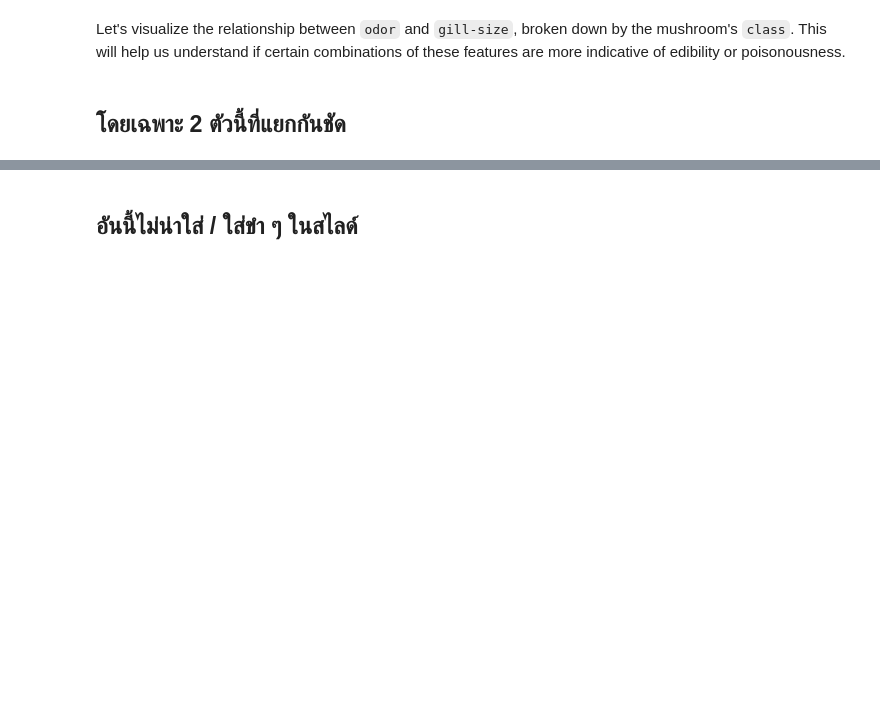
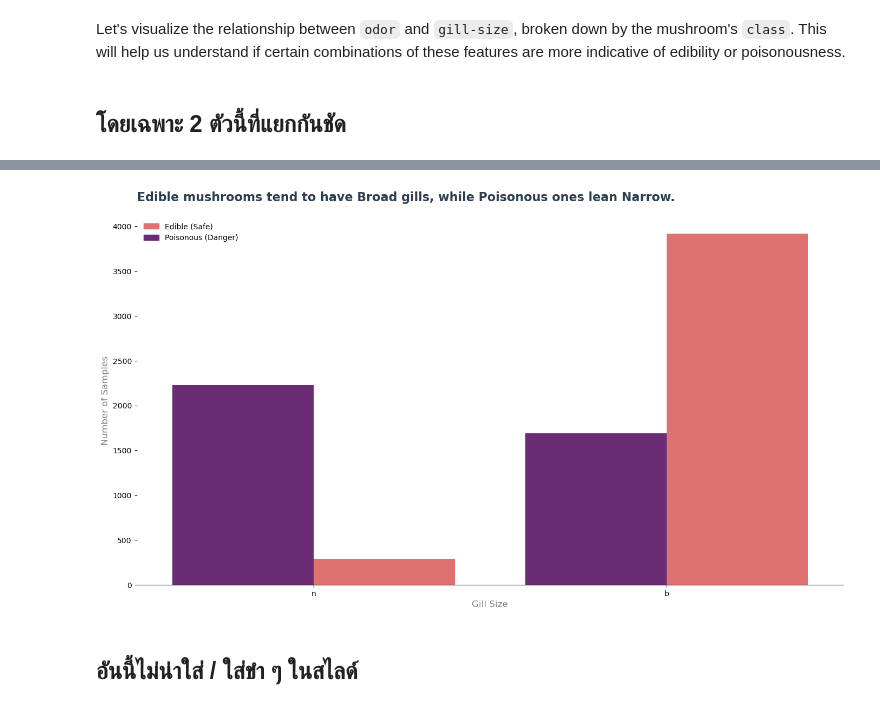
Before and after one commit to Elite1N/ml-playground, a Jupyter notebook: MushroomClassification.ipynb, the cells around one changed output, grey strips where cells are left out. Cells and saved outputs as stored; diff of their text form; code cells hidden in the pictures; blank space fills up the shorter version.

```diff
--- a/MushroomClassification.ipynb
+++ b/MushroomClassification.ipynb
@@ -445,3 +518,23 @@ plt.show()
+# %%
+plt.figure(figsize=(14, 8))
+
+ax = sns.countplot(data=mushroom, x='gill-size', hue='class', palette='magma')
+sns.despine(left=True)
+plt.title('Edible mushrooms tend to have Broad gills, while Poisonous ones lean Narrow.',
+          fontsize=16, fontweight='bold', color='#2c3e50', loc='left', pad=10, y=1.02)
+ax.set_xlabel('Gill Size', fontsize=12, color='grey')
+ax.set_ylabel('Number of Samples', fontsize=12, color='grey')
+
+# Custom Legend to reinforce the story
+edible_patch = mpatches.Patch(color='#DE7270', label='Edible (Safe)')
+poison_patch = mpatches.Patch(color='#692C75', label='Poisonous (Danger)')
+plt.legend(handles=[edible_patch, poison_patch], loc='upper left', frameon=False)
+
+
+plt.tight_layout()
+plt.show()
+# %% [output]
+[figure, added]
 # %% [markdown]
 ## อันนี้ไม่น่าใส่ / ใส่ขำ ๆ ในสไลด์
 # %%
```
Also changed, not shown: parts of 10 cells of this notebook.
